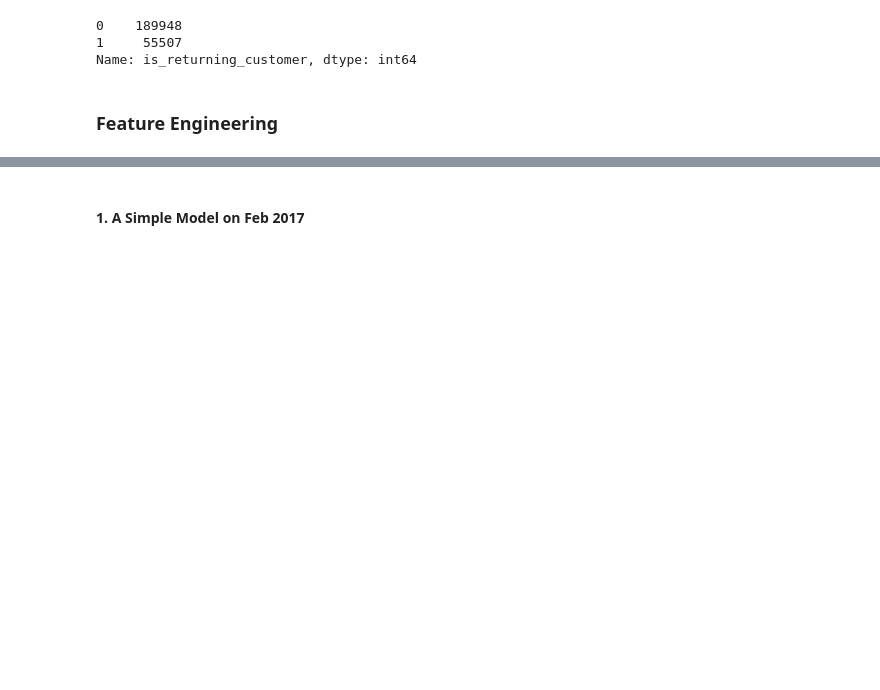
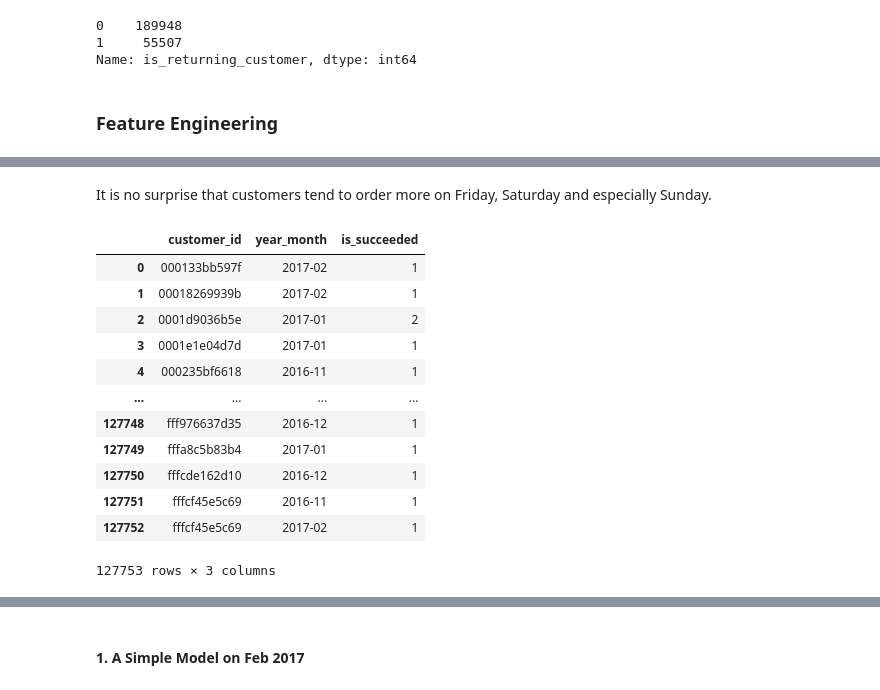
Before and after one commit to iceberg12/orange-eat-apple, a Jupyter notebook: EDA.ipynb, the cells around one changed output, grey strips where cells are left out. Saved outputs shown, nothing was run; the diff lists cells and outputs as text; code cells hidden in the pictures; blank space fills up the shorter version.

```diff
--- a/EDA.ipynb
+++ b/EDA.ipynb
@@ -127,0 +173,3 @@ It seems like we can safetly remove the outlier introduced at 2012-05-17 and kee
+# %%
+df_order = df_order[df_order.order_date >= '2015-03-01'].reset_index(drop=True)
+df_order.shape
@@ -148,0 +252,21 @@ df_order.order_date.min(), df_order.order_date.max()
+# %% [markdown]
+It is no surprise that customers tend to order more on Friday, Saturday and especially Sunday.
+# %%
+df['is_succeeded'] = df.is_failed.apply(lambda x: 1-x)
+df_freq_m = df.groupby(['customer_id', 'year_month'])['is_succeeded']\
+    .agg('sum').reset_index()
+df_freq_m
+# %% [output]
+|  | customer_id | year_month | is_succeeded |
+| 0 | 000133bb597f | 2017-02 | 1 |
+| 1 | 00018269939b | 2017-02 | 1 |
+| 2 | 0001d9036b5e | 2017-01 | 2 |
+| 3 | 0001e1e04d7d | 2017-01 | 1 |
+| 4 | 000235bf6618 | 2016-11 | 1 |
+| ... | ... | ... | ... |
+| 127748 | fff976637d35 | 2016-12 | 1 |
+| 127749 | fffa8c5b83b4 | 2017-01 | 1 |
+| 127750 | fffcde162d10 | 2016-12 | 1 |
+| 127751 | fffcf45e5c69 | 2016-11 | 1 |
+| 127752 | fffcf45e5c69 | 2017-02 | 1 |
+127753 rows × 3 columns
```
Also changed, not shown: parts of 37 cells of this notebook.
